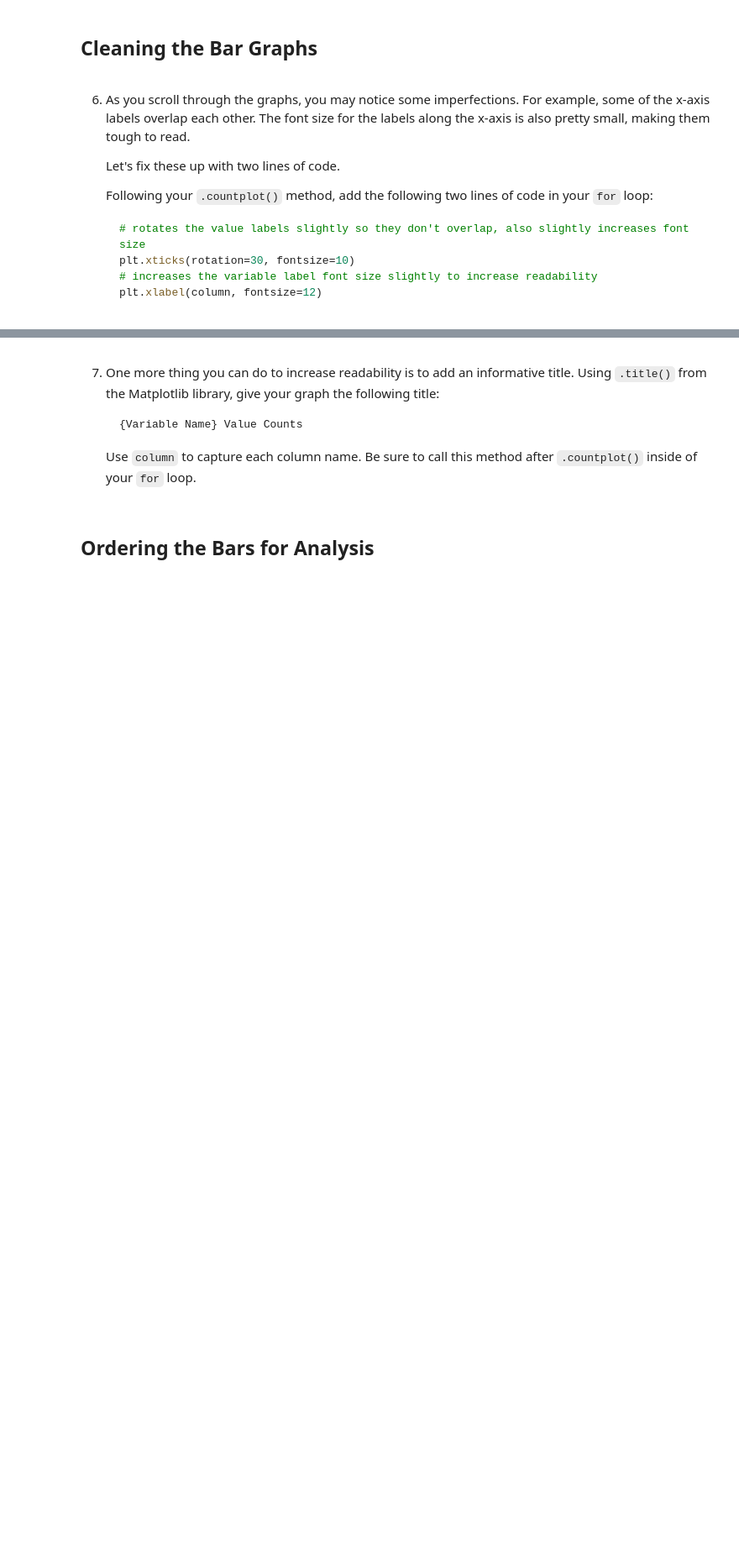
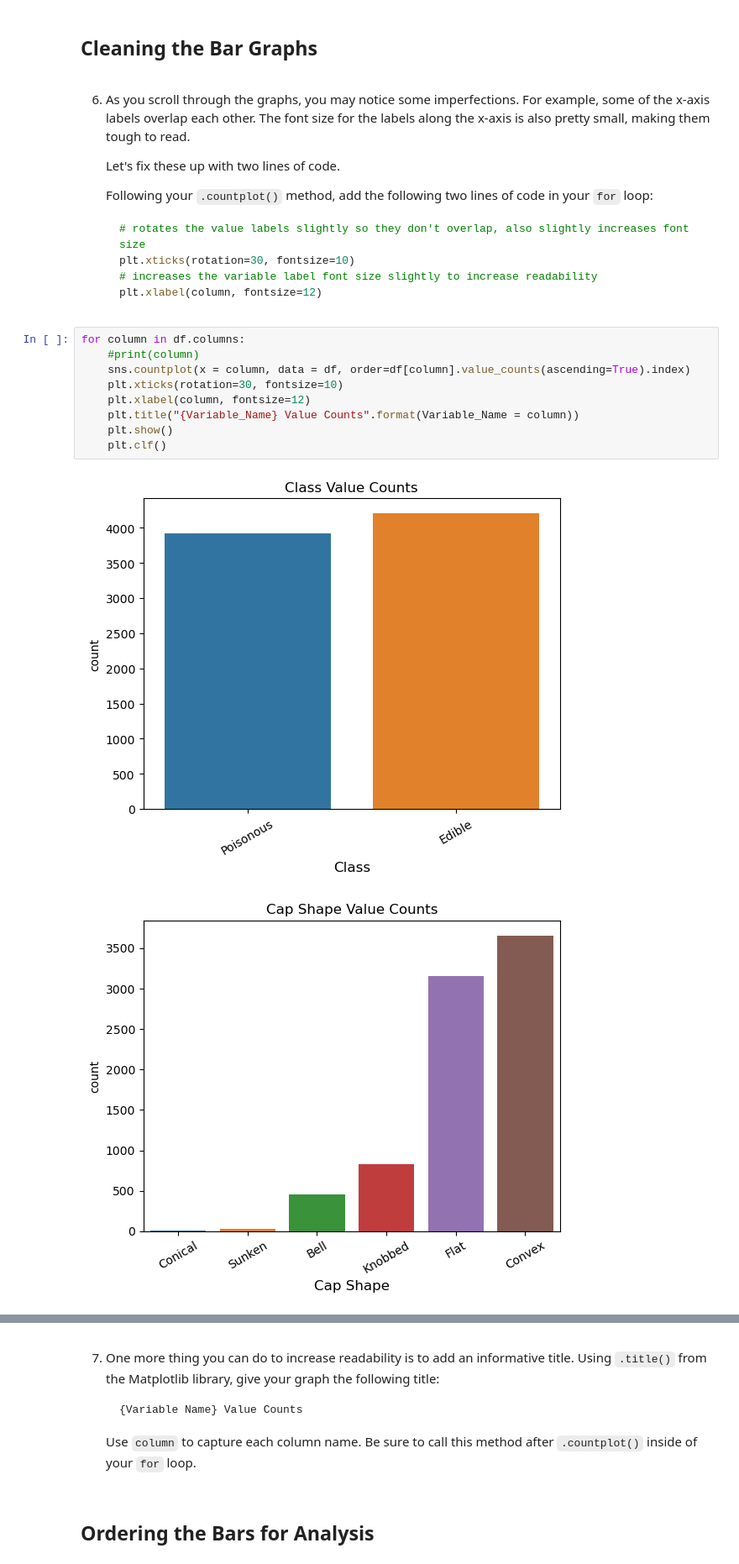
Before and after one commit to AI-Isaiah/CodeAcademy-Data_Scientist_Machine_Learning, a Jupyter notebook: Exploring mushrooms/Exploring Mushrooms.ipynb, the cells around one changed output, grey strips where cells are left out. Shown at 84% size. Saved outputs shown, nothing was run; the diff lists cells and outputs as text; blank space fills up the shorter version.

````diff
--- a/Exploring mushrooms/Exploring Mushrooms.ipynb
+++ b/Exploring mushrooms/Exploring Mushrooms.ipynb
@@ -103,3 +131,15 @@ columns = df.columns.tolist()
    # increases the variable label font size slightly to increase readability
    plt.xlabel(column, fontsize=12)
    ```
+# %%
+for column in df.columns:
+    #print(column)
+    sns.countplot(x = column, data = df, order=df[column].value_counts(ascending=True).index)
+    plt.xticks(rotation=30, fontsize=10)
+    plt.xlabel(column, fontsize=12)
+    plt.title("{Variable_Name} Value Counts".format(Variable_Name = column))
+    plt.show()
+    plt.clf()
+# %% [output]
+[figure, added]
+[figure, added]
````
Also changed, not shown: parts of 2 cells of this notebook, 2 other files.
